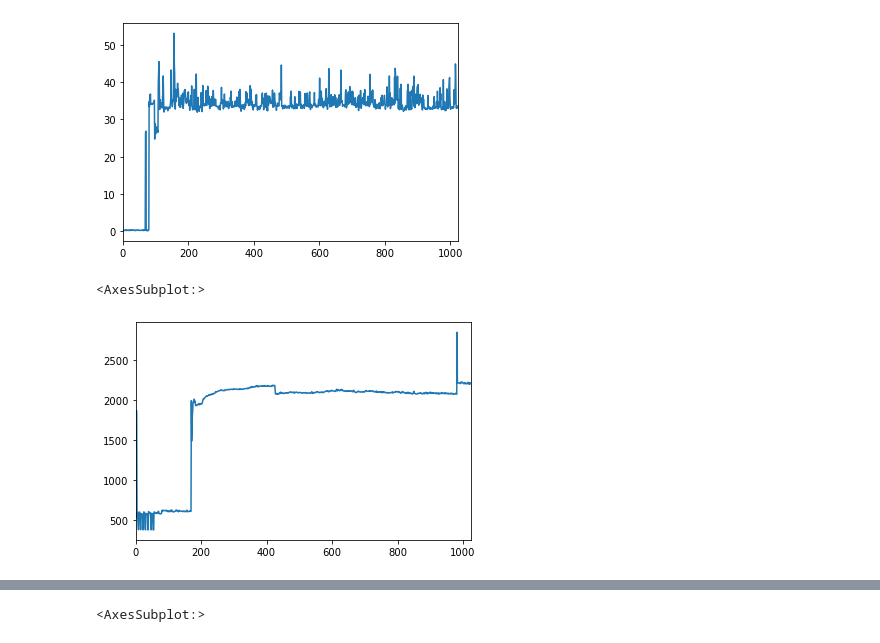
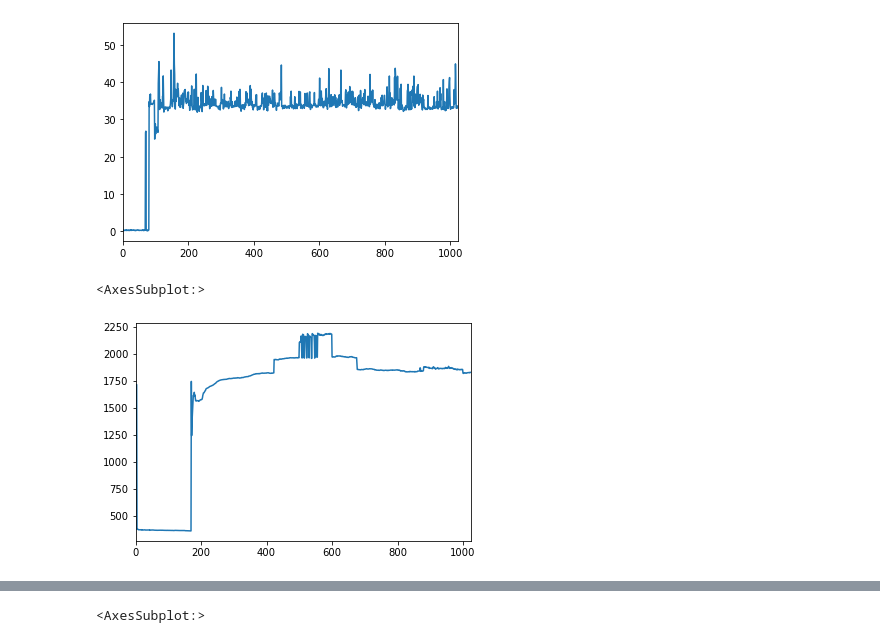
Before and after one commit to caxefaizan/RNN_Model, a Jupyter notebook: Get Data.ipynb, the cells around one changed output, grey strips where cells are left out. Saved outputs shown, nothing was run; the diff lists cells and outputs as text; code cells hidden in the pictures.

```diff
--- a/Get Data.ipynb
+++ b/Get Data.ipynb
@@ -35,3 +35,8 @@ pd.Series(k).plot()
 # %% [output]
 <AxesSubplot:>
 [figure]
+# %%
+j[400:800] = j[400:800]+k[150:550]
+# %%
+j[500:600] = j[500:600]+l[:100]
+pd.Series(j).plot()
@@ -37,0 +46,3 @@ pd.Series(k).plot()
+# %%
+j[800:1000] = j[800:1000]+m[:200]
+pd.Series(j).plot()
@@ -52,6 +70,6 @@ pd.Series(m).plot()
 # %%
-e = j+k+l+m
+e = j
 pd.Series(e).plot()
 # %% [output]
 <AxesSubplot:>
-[figure, old version]
+[figure, new version]
```
Also changed, not shown: parts of 13 cells of this notebook.
